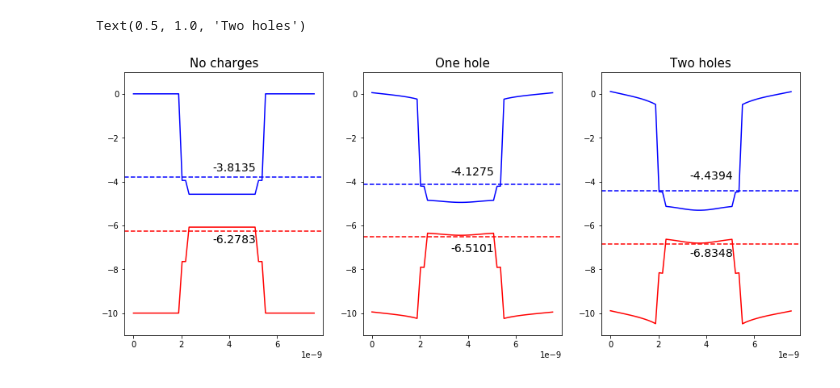
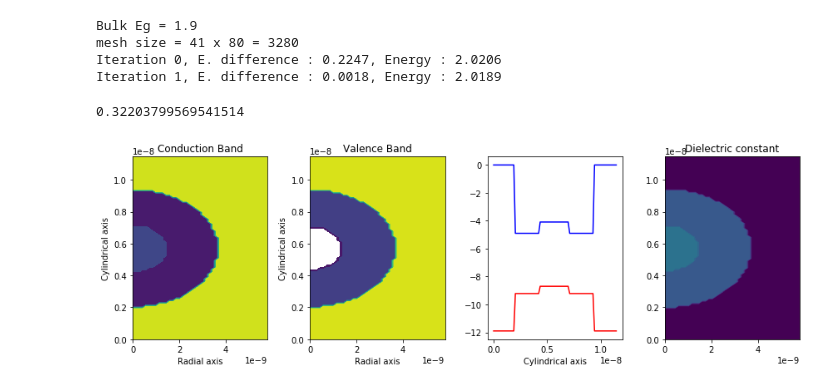
Before and after one commit to pkw0818/QD-energy, a Jupyter notebook: 190913 Type-II QDs.ipynb, the cells around one changed output. Drawn from its saved outputs; the diff is of its cells as text; code cells hidden in the pictures.

```diff
--- a/190913 Type-II QDs.ipynb
+++ b/190913 Type-II QDs.ipynb
@@ -168,39 +49,0 @@ NameError: name 'b' is not defined
-# %%
-vc1 = a1.vcm.todense()
-vc2 = a2.vcm.todense()
-vc11 = np.diagonal(vc1)
-vc22 = np.diagonal(vc2)
-
-fig, ((ax1, ax2, ax3)) = plt.subplots(1, 3, figsize = (15,6))
-ax1.plot(a1.z, a0.cb[0,:a1.n], 'b')
-ax1.plot(a1.z, -a0.vb[0,:a1.n], 'r')
-ax1.axhline(y = np.min(a0.cb) - a0.Eg/2 + np.abs(b0.eev)[0], color = 'b', linestyle = '--')
-ax1.axhline(y = -np.min(a0.vb) + a0.Eg/2 - np.abs(b0.hev)[0], color = 'r', linestyle = '--')
-ax1.set_ylim([-11, 1])
-ax1.set_title('No charges', fontsize = 15)
-ax1.text(3.3e-9, -3.5, '{:.4f}'.format(np.min(a0.cb) - a0.Eg/2 + np.abs(b0.eev)[0]), fontsize = 14)
-ax1.text(3.3e-9, -6.8, '{:.4f}'.format(-np.min(a0.vb) + a0.Eg/2 - np.abs(b0.hev)[0]), fontsize = 14)
-
-
-ax2.plot(a1.z, a1.cb[0,:a1.n] + vc11[:a1.n]  , 'b')
-ax2.plot(a1.z, -a1.vb[0,:a1.n] + vc11[:a1.n], 'r')
-ax2.axhline(y = np.min(a0.cb) - a0.Eg/2 + np.abs(b1.eev)[0], color = 'b', linestyle = '--')
-ax2.axhline(y = -np.min(a0.vb) + a0.Eg/2 - np.abs(b1.hev)[0], color = 'r', linestyle = '--')
-ax2.set_ylim([-11, 1])
-ax2.set_title('One hole', fontsize = 15)
-ax2.text(3.3e-9, -3.7, '{:.4f}'.format(np.min(a0.cb) - a0.Eg/2 + np.abs(b1.eev)[0]), fontsize = 14)
-ax2.text(3.3e-9, -7.2, '{:.4f}'.format(-np.min(a0.vb) + a0.Eg/2 - np.abs(b1.hev)[0]), fontsize = 14)
-
-
-ax3.plot(a1.z, a1.cb[0,:a1.n] + vc22[:a1.n]  , 'b')
-ax3.plot(a1.z, -a1.vb[0,:a1.n] + vc22[:a1.n], 'r')
-ax3.axhline(y = np.min(a0.cb) - a0.Eg/2 + np.abs(b2.eev)[0], color = 'b', linestyle = '--')
-ax3.axhline(y = -np.min(a0.vb) + a0.Eg/2 - np.abs(b2.hev)[0], color = 'r', linestyle = '--')
-ax3.text(3.3e-9, -3.9, '{:.4f}'.format(np.min(a0.cb) - a0.Eg/2 + np.abs(b2.eev)[0]), fontsize = 14)
-ax3.text(3.3e-9, -7.4, '{:.4f}'.format(-np.min(a0.vb) + a0.Eg/2 - np.abs(b2.hev)[0]), fontsize = 14)
-
-ax3.set_ylim([-11, 1])
-ax3.set_title('Two holes', fontsize = 15)
-# %% [output]
-Text(0.5, 1.0, 'Two holes')
-[figure, removed]
@@ -206,0 +53,19 @@ Text(0.5, 1.0, 'Two holes')
+# %%
+a2 = QD.Builder(dr,dz)
+a2.sphere(materials2, radius2)
+a2.matrix()
+b2 = QD.Solver()
+b2.solve(a2)
+b2.self_consistency(a2, 20, charges = 'exciton', image_charge = False)
+b2.overlap_integral(a2)
+#1240/b.energy
+# %% [output]
+Bulk Eg = 1.9
+mesh size = 41 x 80 = 3280
+Iteration 0, E. difference : 0.2247, Energy : 2.0206
+Iteration 1, E. difference : 0.0018, Energy : 2.0189
+0.32203799569541514
+# %%
+a2.plot_energy_band()
+# %% [output]
+[figure, added]
```
Also changed, not shown: parts of 13 cells of this notebook.
